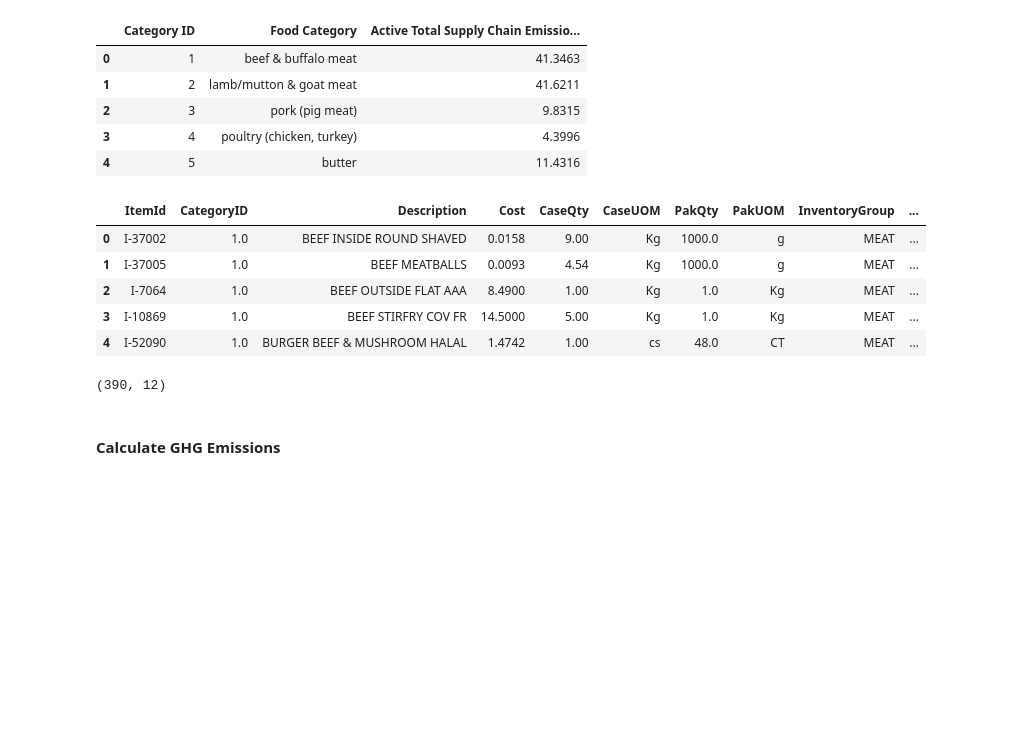
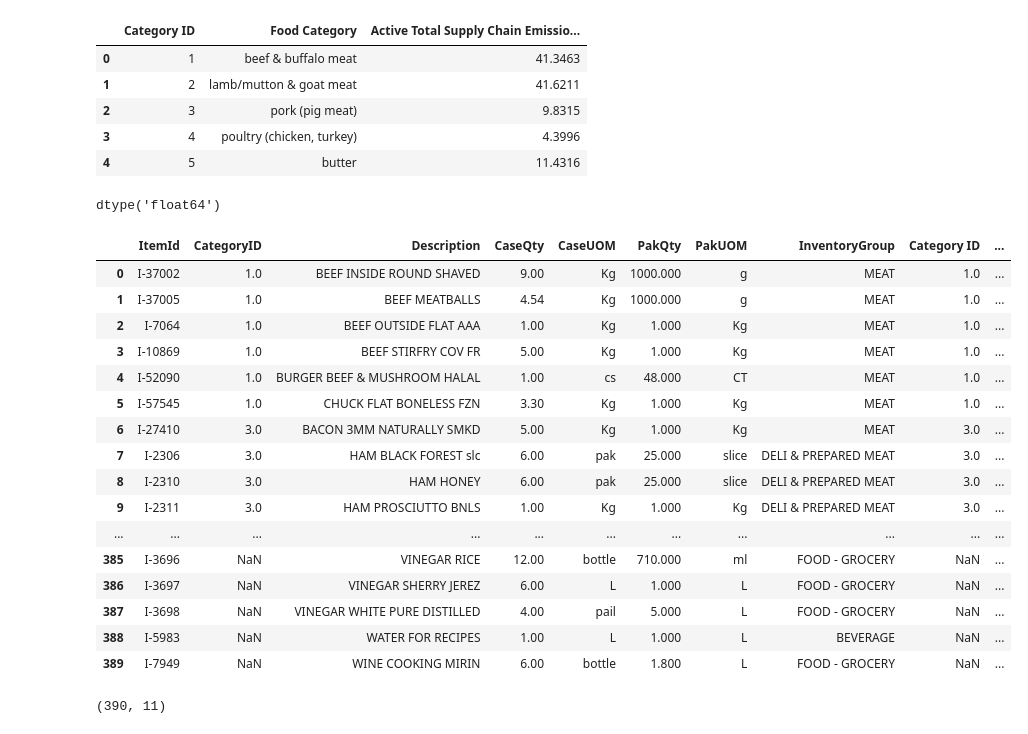
Before and after one commit to silviaaaaaaa/cffs-label, a Jupyter notebook: data analysis/ingre_analysis.ipynb, the cells around one changed output. Cells and saved outputs as stored; diff of their text form; code cells hidden in the pictures; blank space fills up the shorter version.

```diff
--- a/data analysis/ingre_analysis.ipynb
+++ b/data analysis/ingre_analysis.ipynb
@@ -71,7 +73,6 @@ filepath_list
 # %%
 ItemId = []
 Description = []
-Cost = []
 CaseQty = []
 CaseUOM = []
 PakQty = []
@@ -84,7 +85,6 @@ for filepath in filepath_list:
     for item in xtree.iterfind('Item'):
         ItemId.append(item.attrib['id'])
         Description.append(item.findtext('Description'))
-        Cost.append(item.findtext('Cost'))
         CaseQty.append(item.findtext('CaseQty'))
         CaseUOM.append(item.findtext('CaseUOM'))
         PakQty.append(item.findtext('PakQty'))
@@ -92,8 +92,8 @@ for filepath in filepath_list:
         InventoryGroup.append(item.findtext('InventoryGroup'))
 
 
-Items = pd.DataFrame({'ItemId': ItemId, 'Description': Description, 'Cost': Cost, 'CaseQty': CaseQty,
+Items = pd.DataFrame({'ItemId': ItemId, 'Description': Description, 'CaseQty': CaseQty,
                       'CaseUOM': CaseUOM, 'PakQty': PakQty, 'PakUOM': PakUOM, 'InventoryGroup': InventoryGroup}
                     ).drop_duplicates()
 
-Items.head()
+Items.reset_index(drop=True, inplace=True)
@@ -155,7 +191,6 @@ Ingredients.to_csv(path, index = False, header = True)
 # %%
 PrepId = []
 Description = []
-Cost = []
 PakQty = []
 PakUOM = []
 InventoryGroup = []
@@ -166,12 +201,11 @@ for filepath in filepath_list:
     for x in xtree.iterfind('Prep'):
         PrepId.append(x.attrib['id'])
         Description.append(x.findtext('Description'))
-        Cost.append(x.findtext('Cost'))
         PakQty.append(x.findtext('PakQty'))
         PakUOM.append(x.findtext('PakUOM'))
         InventoryGroup.append(x.findtext('InventoryGroup'))
 
-Preps = pd.DataFrame({'PrepId': PrepId, 'Description': Description, 'Cost': Cost,
+Preps = pd.DataFrame({'PrepId': PrepId, 'Description': Description,
                   'PakQty': PakQty, 'PakUOM':PakUOM, 'InventoryGroup': InventoryGroup}).drop_duplicates()
 
-Preps.head()
+Preps.reset_index(drop=True, inplace=True)
@@ -281,0 +357,22 @@ cfc.shape
+# %%
+Preps['StdQty'] = np.nan
+Preps['StdUom'] = np.nan
+
+for index in Preps.index:
+    if Preps.loc[index,'PakUOM'] == 'Kg':
+        Preps.loc[index,'StdQty'] = float(Preps.loc[index,'PakQty'])*1000
+        Preps.loc[index,'StdUom'] = 'g'
+    elif Preps.loc[index,'PakUOM'] == 'lb':
+        Preps.loc[index,'StdQty'] = float(Preps.loc[index,'PakQty'])*453.592
+        Preps.loc[index,'StdUom'] = 'g'
+    elif Preps.loc[index,'PakUOM'] == 'oz':
+        Preps.loc[index,'StdQty'] = float(Preps.loc[index,'PakQty'])*28.3495
+        Preps.loc[index,'StdUom'] = 'g'
+    elif Preps.loc[index,'PakUOM'] == 'L':
+        Preps.loc[index,'StdQty'] = float(Preps.loc[index,'PakQty'])*1000
+        Preps.loc[index,'StdUom'] = 'ml'
+    else:
+        Preps.loc[index,'StdQty'] = Preps.loc[index,'PakQty']
+        Preps.loc[index,'StdUom'] = Preps.loc[index,'PakUOM']
+
+Preps
@@ -312,18 +430,35 @@ mapping = pd.merge(df1, df2.loc[:,['Category ID','Food Category','Active Total S
                   how = 'left',
                   left_on = 'CategoryID',
                   right_on = 'Category ID')
+
+for index in mapping.index:
+    if np.isnan(mapping.loc[index,'Category ID']):
+        mapping.loc[index,'Active Total Supply Chain Emissions (kg CO2 / kg food)'] = 0
+# %%
+mapping.loc[337,'Category ID'].dtype
+# %% [output]
+dtype('float64')
 # %%
-mapping.head()
+mapping
 # %% [output]
-|  | ItemId | CategoryID | Description | Cost | CaseQty | CaseUOM | PakQty | PakUOM | InventoryGroup | ... |
-| 0 | I-37002 | 1.0 | BEEF INSIDE ROUND SHAVED | 0.0158 | 9.00 | Kg | 1000.0 | g | MEAT | ... |
-| 1 | I-37005 | 1.0 | BEEF MEATBALLS | 0.0093 | 4.54 | Kg | 1000.0 | g | MEAT | ... |
-| 2 | I-7064 | 1.0 | BEEF OUTSIDE FLAT AAA | 8.4900 | 1.00 | Kg | 1.0 | Kg | MEAT | ... |
-| 3 | I-10869 | 1.0 | BEEF STIRFRY COV FR | 14.5000 | 5.00 | Kg | 1.0 | Kg | MEAT | ... |
-| 4 | I-52090 | 1.0 | BURGER BEEF & MUSHROOM HALAL | 1.4742 | 1.00 | cs | 48.0 | CT | MEAT | ... |
+|  | ItemId | CategoryID | Description | CaseQty | CaseUOM | PakQty | PakUOM | InventoryGroup | Category ID | ... |
+| 0 | I-37002 | 1.0 | BEEF INSIDE ROUND SHAVED | 9.00 | Kg | 1000.000 | g | MEAT | 1.0 | ... |
+| 1 | I-37005 | 1.0 | BEEF MEATBALLS | 4.54 | Kg | 1000.000 | g | MEAT | 1.0 | ... |
+| 2 | I-7064 | 1.0 | BEEF OUTSIDE FLAT AAA | 1.00 | Kg | 1.000 | Kg | MEAT | 1.0 | ... |
+| 3 | I-10869 | 1.0 | BEEF STIRFRY COV FR | 5.00 | Kg | 1.000 | Kg | MEAT | 1.0 | ... |
+| 4 | I-52090 | 1.0 | BURGER BEEF & MUSHROOM HALAL | 1.00 | cs | 48.000 | CT | MEAT | 1.0 | ... |
+| 5 | I-57545 | 1.0 | CHUCK FLAT BONELESS FZN | 3.30 | Kg | 1.000 | Kg | MEAT | 1.0 | ... |
+| 6 | I-27410 | 3.0 | BACON 3MM NATURALLY SMKD | 5.00 | Kg | 1.000 | Kg | MEAT | 3.0 | ... |
+| 7 | I-2306 | 3.0 | HAM BLACK FOREST slc | 6.00 | pak | 25.000 | slice | DELI & PREPARED MEAT | 3.0 | ... |
+| 8 | I-2310 | 3.0 | HAM HONEY | 6.00 | pak | 25.000 | slice | DELI & PREPARED MEAT | 3.0 | ... |
+| 9 | I-2311 | 3.0 | HAM PROSCIUTTO BNLS | 1.00 | Kg | 1.000 | Kg | DELI & PREPARED MEAT | 3.0 | ... |
+| ... | ... | ... | ... | ... | ... | ... | ... | ... | ... | ... |
+| 385 | I-3696 | NaN | VINEGAR RICE | 12.00 | bottle | 710.000 | ml | FOOD - GROCERY | NaN | ... |
+| 386 | I-3697 | NaN | VINEGAR SHERRY JEREZ | 6.00 | L | 1.000 | L | FOOD - GROCERY | NaN | ... |
+| 387 | I-3698 | NaN | VINEGAR WHITE PURE DISTILLED | 4.00 | pail | 5.000 | L | FOOD - GROCERY | NaN | ... |
+| 388 | I-5983 | NaN | WATER FOR RECIPES | 1.00 | L | 1.000 | L | BEVERAGE | NaN | ... |
+| 389 | I-7949 | NaN | WINE COOKING MIRIN | 6.00 | bottle | 1.800 | L | FOOD - GROCERY | NaN | ... |
 # %%
 mapping.shape
 # %% [output]
-(390, 12)
+(390, 11)
-# %% [markdown]
-#### Calculate GHG Emissions
```
Also changed, not shown: parts of 40 cells of this notebook, 5 other files.
